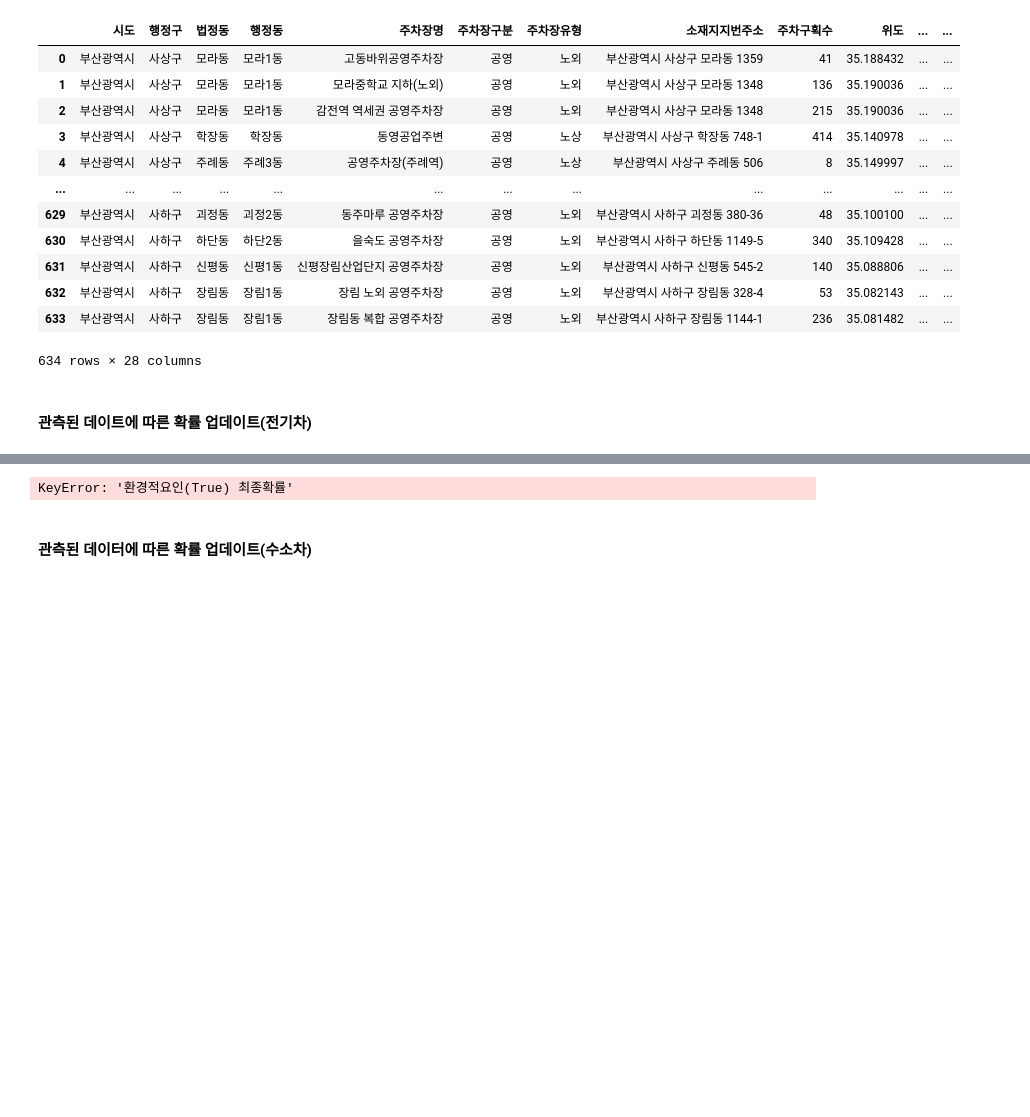
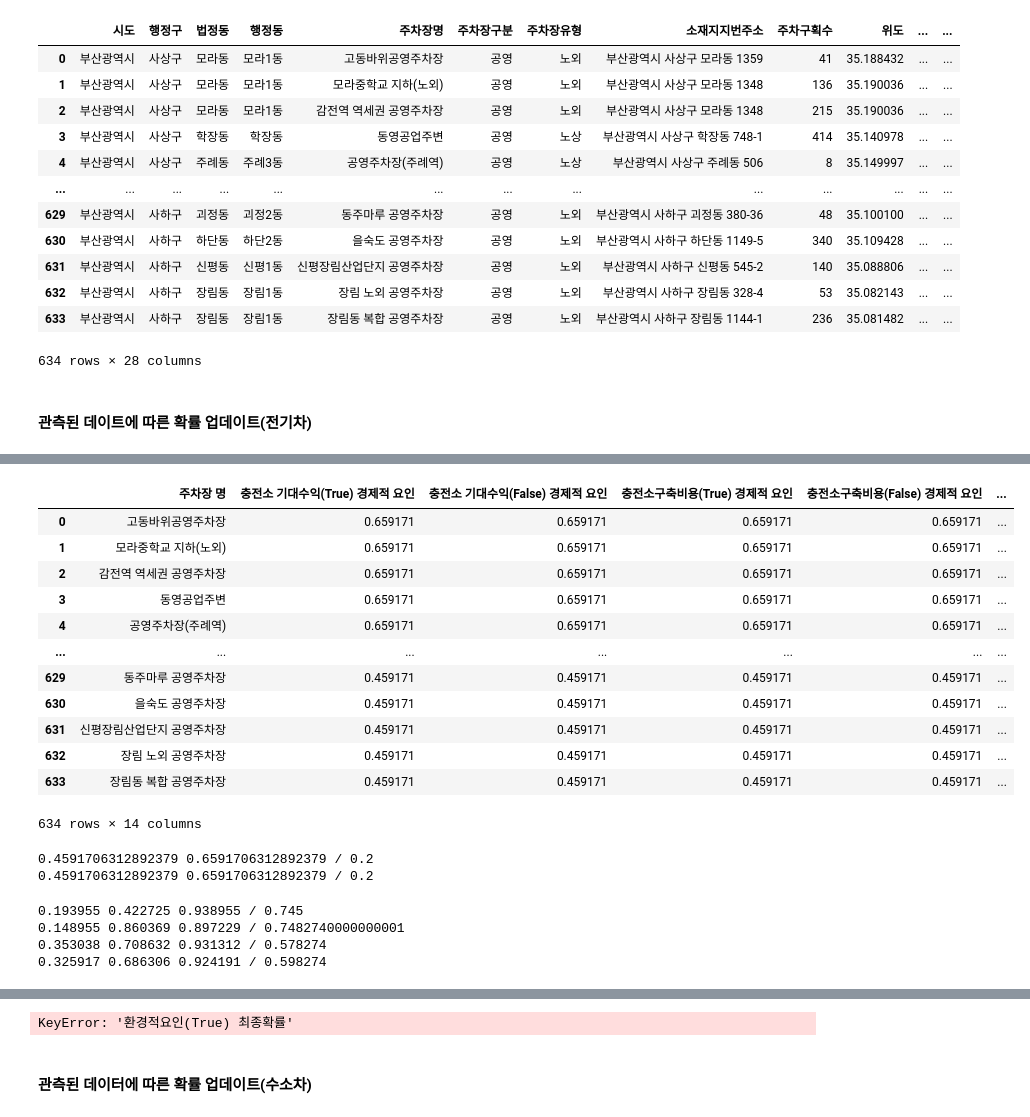
Before and after one commit to jhparkland/Green-Car-Charging-Station-Site-Selection, a Jupyter notebook: Notebook/GVCS/GVCS.ipynb, the cells around one changed output, grey strips where cells are left out. Drawn from its saved outputs; the diff is of its cells as text; code cells hidden in the pictures; blank space fills up the shorter version.

```diff
--- a/Notebook/GVCS/GVCS.ipynb
+++ b/Notebook/GVCS/GVCS.ipynb
@@ -1562 +1614,41 @@ for place in parking_list:
+# %%
+df_tornado.insert(1, '충전소구축비용(False) 경제적 요인', list_total_E_ex_EVCS_cost)
+# %%
+df_tornado.insert(1, '충전소구축비용(True) 경제적 요인', list_total_E_ex_EVCS_cost)
+# %%
+df_tornado.insert(1, '충전소 기대수익(False) 경제적 요인', list_total_E_ex_EVCS_cost)
+# %%
+df_tornado.insert(1, '충전소 기대수익(True) 경제적 요인', list_total_E_ex_EVCS_cost)
+# %%
+df_tornado
+# %% [output]
+|  | 주차장 명 | 충전소 기대수익(True) 경제적 요인 | 충전소 기대수익(False) 경제적 요인 | 충전소구축비용(True) 경제적 요인 | 충전소구축비용(False) 경제적 요인 | ... |
+| 0 | 고동바위공영주차장 | 0.659171 | 0.659171 | 0.659171 | 0.659171 | ... |
+| 1 | 모라중학교 지하(노외) | 0.659171 | 0.659171 | 0.659171 | 0.659171 | ... |
+| 2 | 감전역 역세권 공영주차장 | 0.659171 | 0.659171 | 0.659171 | 0.659171 | ... |
+| 3 | 동영공업주변 | 0.659171 | 0.659171 | 0.659171 | 0.659171 | ... |
+| 4 | 공영주차장(주례역) | 0.659171 | 0.659171 | 0.659171 | 0.659171 | ... |
+| ... | ... | ... | ... | ... | ... | ... |
+| 629 | 동주마루 공영주차장 | 0.459171 | 0.459171 | 0.459171 | 0.459171 | ... |
+| 630 | 을숙도 공영주차장 | 0.459171 | 0.459171 | 0.459171 | 0.459171 | ... |
+| 631 | 신평장림산업단지 공영주차장 | 0.459171 | 0.459171 | 0.459171 | 0.459171 | ... |
+| 632 | 장림 노외 공영주차장 | 0.459171 | 0.459171 | 0.459171 | 0.459171 | ... |
+| 633 | 장림동 복합 공영주차장 | 0.459171 | 0.459171 | 0.459171 | 0.459171 | ... |
+634 rows × 14 columns
+# %%
+print(df_tornado['충전소구축비용(False) 경제적 요인'].min(), df_tornado['충전소구축비용(True) 경제적 요인'].max(), '/', df_tornado['충전소구축비용(True) 경제적 요인'].max()-df_tornado['충전소구축비용(False) 경제적 요인'].min())
+print(df_tornado['충전소 기대수익(False) 경제적 요인'].min(), df_tornado['충전소 기대수익(True) 경제적 요인'].max(), '/', df_tornado['충전소 기대수익(True) 경제적 요인'].max()-df_tornado['충전소 기대수익(False) 경제적 요인'].min())
+# %% [output]
+0.4591706312892379 0.6591706312892379 / 0.2
+0.4591706312892379 0.6591706312892379 / 0.2
+# %%
+print(df_tornado['환경적요인(False) 최종확률'].min(), round(df_tornado['환경적요인(False) 최종확률'].mean(),6),df_tornado['환경적요인(True) 최종확률'].max(), '/', df_tornado['환경적요인(True) 최종확률'].max()-df_tornado['환경적요인(False) 최종확률'].min())
+print(df_tornado['사회적요인(False) 최종확률'].min(), round(df_tornado['사회적요인(True) 최종확률'].mean(),6), df_tornado['사회적요인(True) 최종확률'].max(), '/', df_tornado['사회적요인(True) 최종확률'].max()-df_tornado['사회적요인(False) 최종확률'].min())
+print(df_tornado['경제적요인(False) 최종확률'].min(), round(df_tornado['경제적요인(True) 최종확률'].mean(),6), df_tornado['경제적요인(True) 최종확률'].max(), '/', df_tornado['경제적요인(True) 최종확률'].max()-df_tornado['경제적요인(False) 최종확률'].min())
+print(df_tornado['기술적요인(False) 최종확률'].min(), round(df_tornado['기술적요인(True) 최종확률'].mean(),6), df_tornado['기술적요인(True) 최종확률'].max(), '/', df_tornado['기술적요인(True) 최종확률'].max()-df_tornado['기술적요인(False) 최종확률'].min())
+# %% [output]
+0.193955 0.422725 0.938955 / 0.745
+0.148955 0.860369 0.897229 / 0.7482740000000001
+0.353038 0.708632 0.931312 / 0.578274
+0.325917 0.686306 0.924191 / 0.598274
 # %%
```
Also changed, not shown: parts of 30 cells of this notebook.
